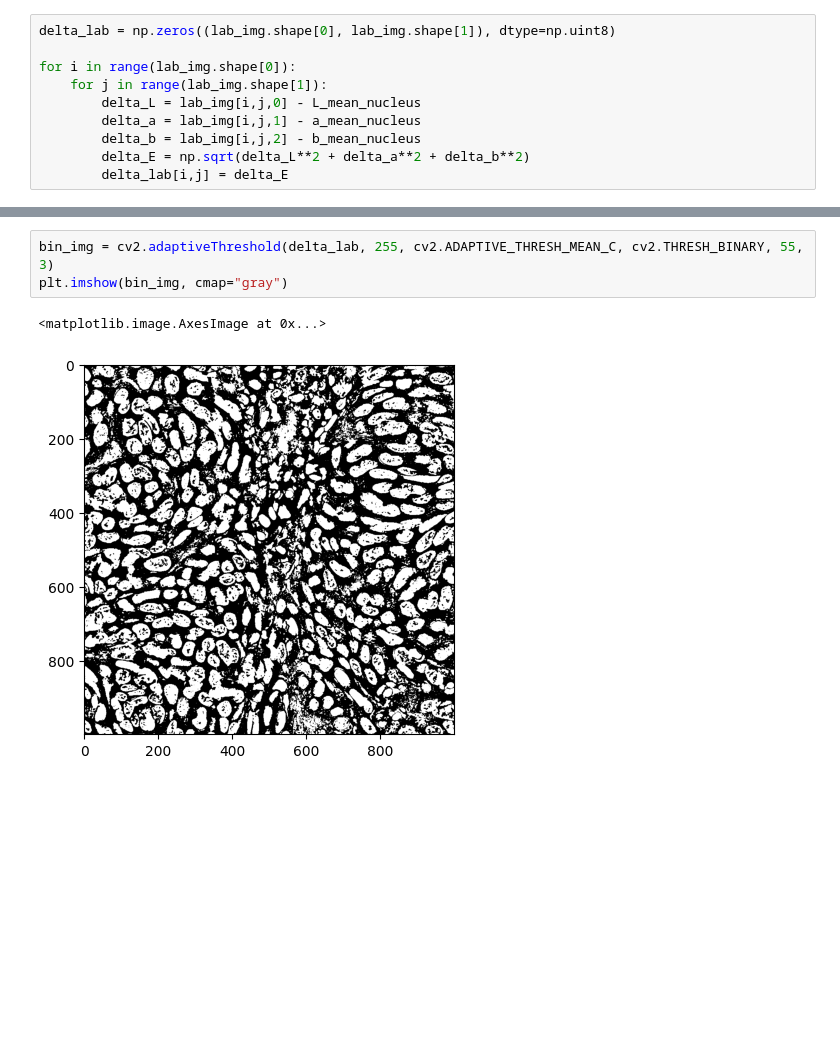
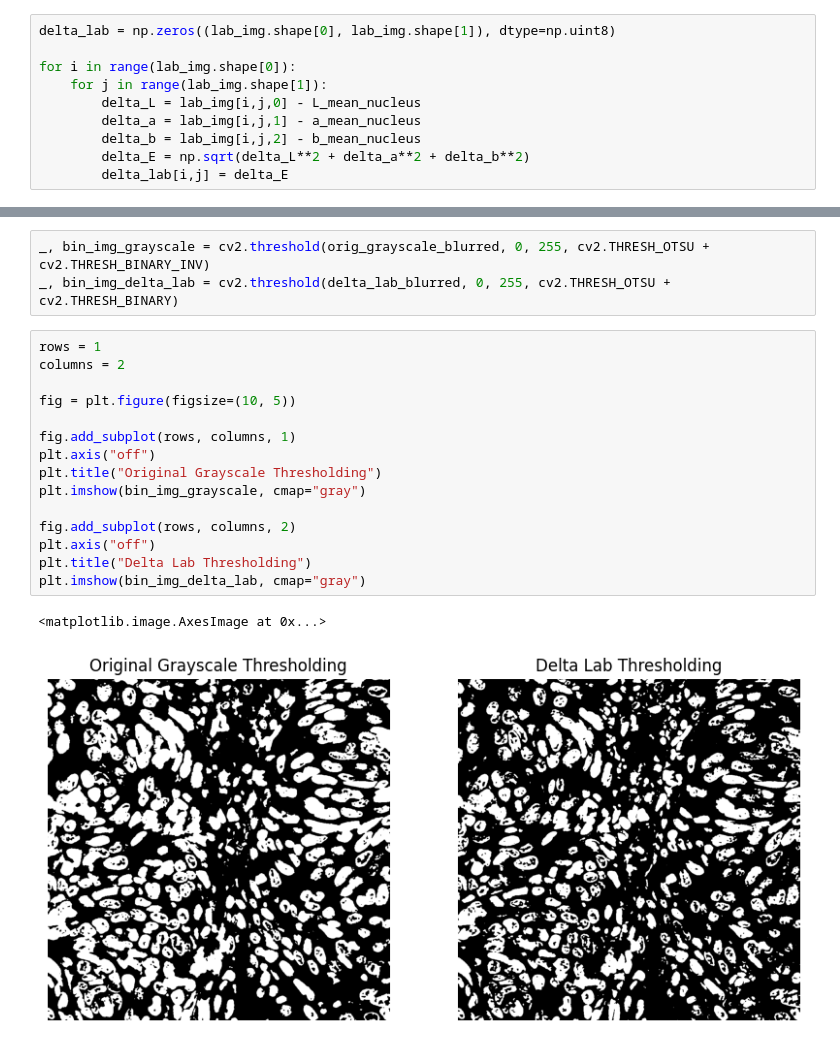
Before and after one commit to vktr274/computer-vision-image-correction-enhancement, a Jupyter notebook: experiment_2.ipynb, the cells around one changed output, grey strips where cells are left out. Cells and saved outputs as stored; diff of their text form; blank space fills up the shorter version.

```diff
--- a/experiment_2.ipynb
+++ b/experiment_2.ipynb
@@ -108,6 +130,21 @@ plt.imshow(delta_lab, cmap="gray")
 # %%
-bin_img = cv2.adaptiveThreshold(delta_lab, 255, cv2.ADAPTIVE_THRESH_MEAN_C, cv2.THRESH_BINARY, 55, 3)
-plt.imshow(bin_img, cmap="gray")
+_, bin_img_grayscale = cv2.threshold(orig_grayscale_blurred, 0, 255, cv2.THRESH_OTSU + cv2.THRESH_BINARY_INV)
+_, bin_img_delta_lab = cv2.threshold(delta_lab_blurred, 0, 255, cv2.THRESH_OTSU + cv2.THRESH_BINARY)
-# %% [output]
-<matplotlib.image.AxesImage at 0x...>
-[figure, removed]
+# %%
+rows = 1
+columns = 2
+
+fig = plt.figure(figsize=(10, 5))
+
+fig.add_subplot(rows, columns, 1)
+plt.axis("off")
+plt.title("Original Grayscale Thresholding")
+plt.imshow(bin_img_grayscale, cmap="gray")
+
+fig.add_subplot(rows, columns, 2)
+plt.axis("off")
+plt.title("Delta Lab Thresholding")
+plt.imshow(bin_img_delta_lab, cmap="gray")
+# %% [output]
+<matplotlib.image.AxesImage at 0x...>
+[figure, added]
```
Also changed, not shown: parts of 7 cells of this notebook.
